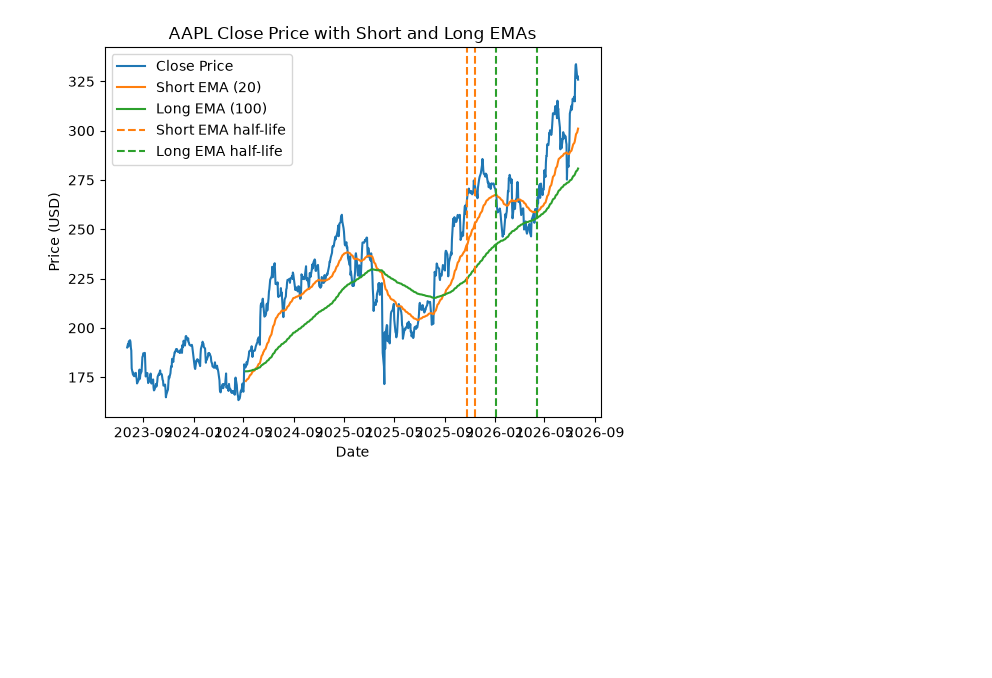
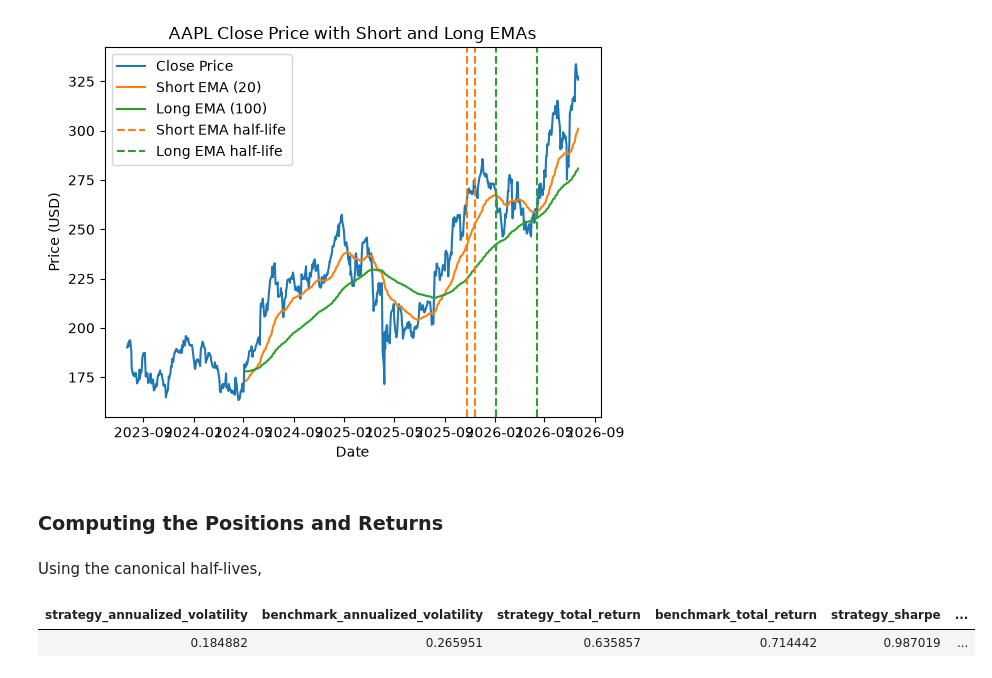
Before and after one commit to charlien74/systematic-trading-research, a Jupyter notebook: notebooks/01_exponential_moving_averages.ipynb, the cells around one changed output. Drawn from its saved outputs; the diff is of its cells as text; code cells hidden in the pictures; blank space fills up the shorter version.

Commit message:
Build out backtesting

```diff
--- a/notebooks/01_exponential_moving_averages.ipynb
+++ b/notebooks/01_exponential_moving_averages.ipynb
@@ -41,3 +42,36 @@ plt.legend()
 plt.show()
 # %% [output]
 [figure]
+# %% [markdown]
+### Computing the Positions and Returns
+# %% [markdown]
+Using the canonical half-lives,
+# %%
+from IPython.display import HTML
+
+positions = ema_crossover.get_ema_crossover_positions(short_ema, long_ema, long_only=True)
+asset_returns = backtest.compute_simple_asset_returns(aapl_df)
+strategy_returns = backtest.compute_strategy_returns(asset_returns, positions)
+benchmark_returns = backtest.compute_benchmark_returns(asset_returns)
+metrics = backtest.compute_metrics(strategy_returns, benchmark_returns)
+
+metrics_long = metrics.copy()
+parsed = metrics_long["Metric"].str.extract(r"^(strategy|benchmark)_(.+)$")
+metrics_long["side"] = parsed[0]
+metrics_long["metric"] = parsed[1]
+metrics_long = metrics_long.dropna(subset=["side", "metric"])
+
+metric_order = metrics_long["metric"].drop_duplicates().tolist()
+multi_cols = pd.MultiIndex.from_product([metric_order, ["benchmark", "strategy"]])
+
+metrics_grouped = metrics_long.assign(_row=0).pivot(
+    index="_row",
+    columns=["metric", "side"],
+    values="Value",
+)
+metrics_grouped = metrics_grouped.reindex(columns=multi_cols)
+
+display(HTML(metrics_grouped.to_html(index=False)))
+# %% [output]
+| strategy_annualized_volatility | benchmark_annualized_volatility | strategy_total_return | benchmark_total_return | strategy_sharpe | ... |
+| 0.184882 | 0.265951 | 0.635857 | 0.714442 | 0.987019 | ... |
```
Also changed, not shown: parts of 1 cell of this notebook, 2 other files.
